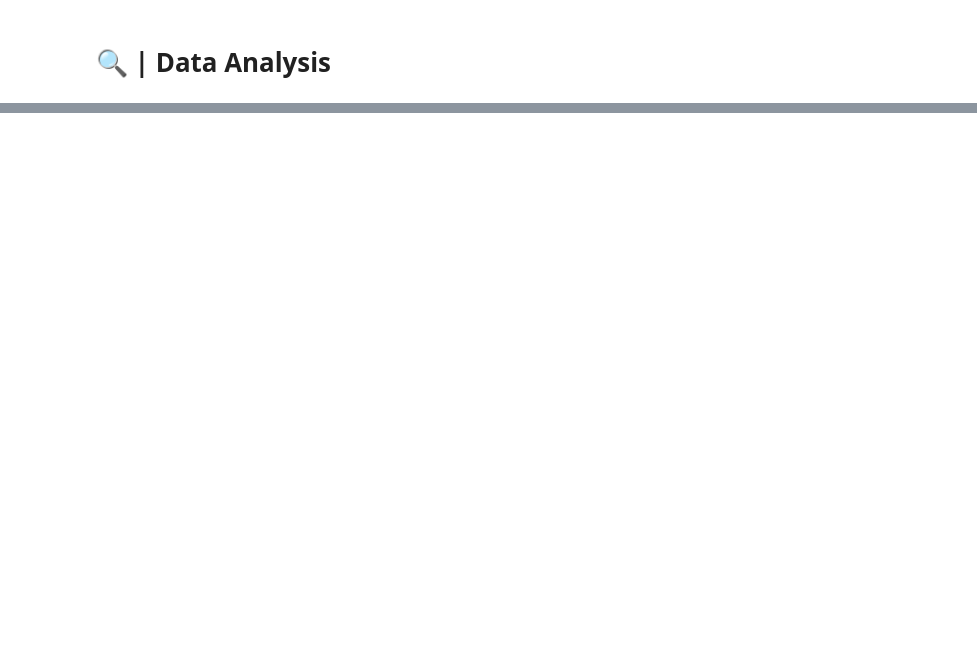
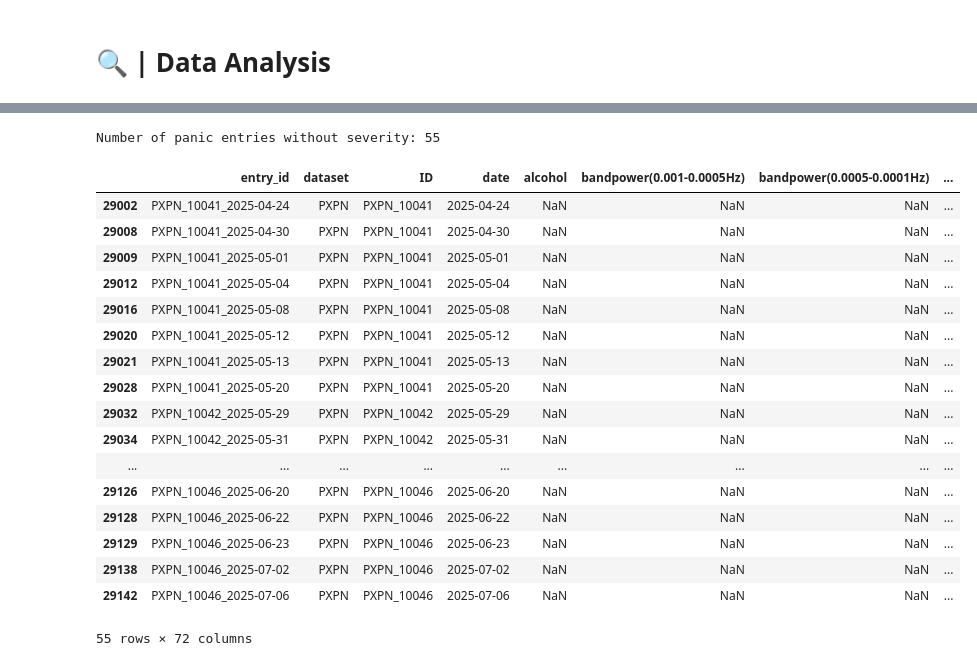
Before and after one commit to cyshin971/Panic-Project-DHLAB, a Jupyter notebook: data_preprocessing/data_preprocessing.ipynb, the cells around one changed output, grey strips where cells are left out. Drawn from its saved outputs; the diff is of its cells as text; code cells hidden in the pictures; blank space fills up the shorter version.

```diff
--- a/data_preprocessing/data_preprocessing.ipynb
+++ b/data_preprocessing/data_preprocessing.ipynb
@@ -564,0 +698,24 @@ display(metadata.head(2))
+# %%
+panic_entries_no_severity = data_pre[(data_pre['panic'] == 2) & (data_pre['severity'].isnull())].copy()
+print(f"Number of panic entries without severity: {panic_entries_no_severity.shape[0]}")
+display(panic_entries_no_severity.head(55))
+# %% [output]
+Number of panic entries without severity: 55
+|  | entry_id | dataset | ID | date | alcohol | bandpower(0.001-0.0005Hz) | bandpower(0.0005-0.0001Hz) | ... |
+| 29002 | PXPN_10041_2025-04-24 | PXPN | PXPN_10041 | 2025-04-24 | NaN | NaN | NaN | ... |
+| 29008 | PXPN_10041_2025-04-30 | PXPN | PXPN_10041 | 2025-04-30 | NaN | NaN | NaN | ... |
+| 29009 | PXPN_10041_2025-05-01 | PXPN | PXPN_10041 | 2025-05-01 | NaN | NaN | NaN | ... |
+| 29012 | PXPN_10041_2025-05-04 | PXPN | PXPN_10041 | 2025-05-04 | NaN | NaN | NaN | ... |
+| 29016 | PXPN_10041_2025-05-08 | PXPN | PXPN_10041 | 2025-05-08 | NaN | NaN | NaN | ... |
+| 29020 | PXPN_10041_2025-05-12 | PXPN | PXPN_10041 | 2025-05-12 | NaN | NaN | NaN | ... |
+| 29021 | PXPN_10041_2025-05-13 | PXPN | PXPN_10041 | 2025-05-13 | NaN | NaN | NaN | ... |
+| 29028 | PXPN_10041_2025-05-20 | PXPN | PXPN_10041 | 2025-05-20 | NaN | NaN | NaN | ... |
+| 29032 | PXPN_10042_2025-05-29 | PXPN | PXPN_10042 | 2025-05-29 | NaN | NaN | NaN | ... |
+| 29034 | PXPN_10042_2025-05-31 | PXPN | PXPN_10042 | 2025-05-31 | NaN | NaN | NaN | ... |
+| ... | ... | ... | ... | ... | ... | ... | ... | ... |
+| 29126 | PXPN_10046_2025-06-20 | PXPN | PXPN_10046 | 2025-06-20 | NaN | NaN | NaN | ... |
+| 29128 | PXPN_10046_2025-06-22 | PXPN | PXPN_10046 | 2025-06-22 | NaN | NaN | NaN | ... |
+| 29129 | PXPN_10046_2025-06-23 | PXPN | PXPN_10046 | 2025-06-23 | NaN | NaN | NaN | ... |
+| 29138 | PXPN_10046_2025-07-02 | PXPN | PXPN_10046 | 2025-07-02 | NaN | NaN | NaN | ... |
+| 29142 | PXPN_10046_2025-07-06 | PXPN | PXPN_10046 | 2025-07-06 | NaN | NaN | NaN | ... |
+55 rows × 72 columns
```
Also changed, not shown: parts of 19 cells of this notebook, 11 other files.
